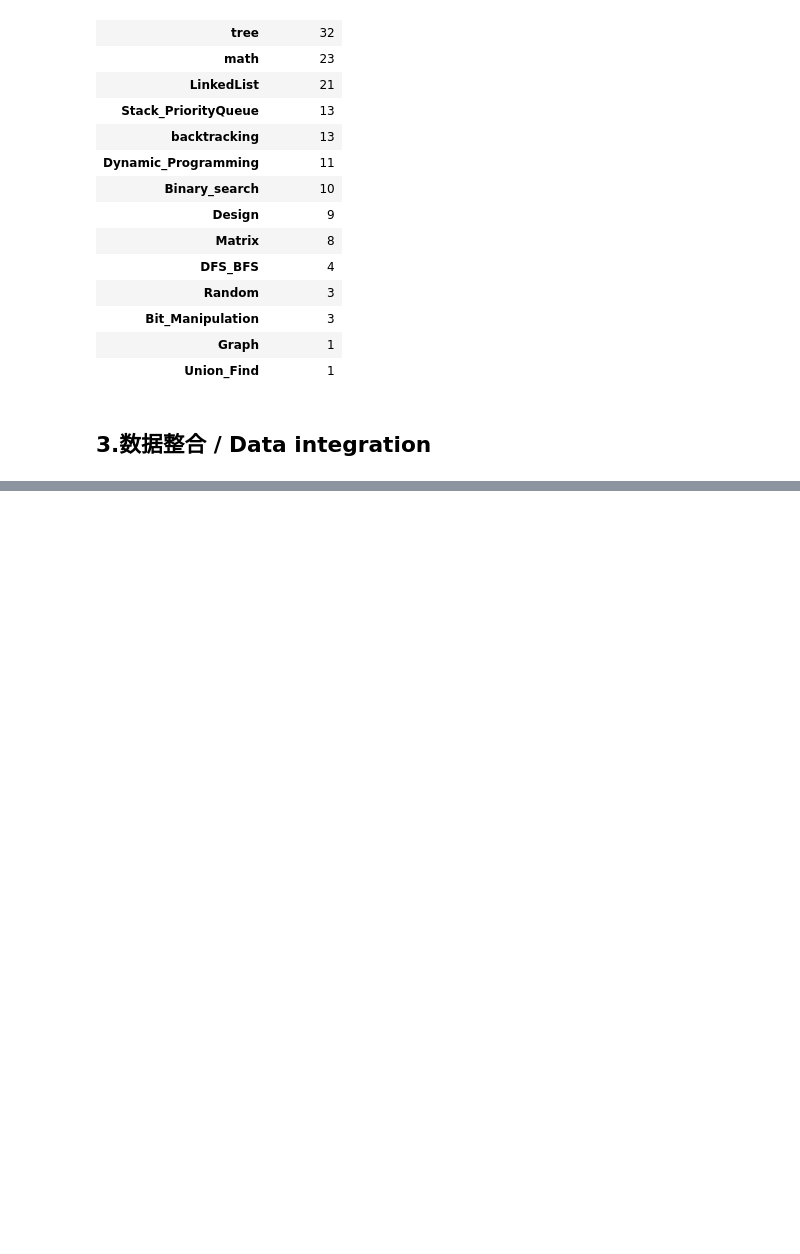
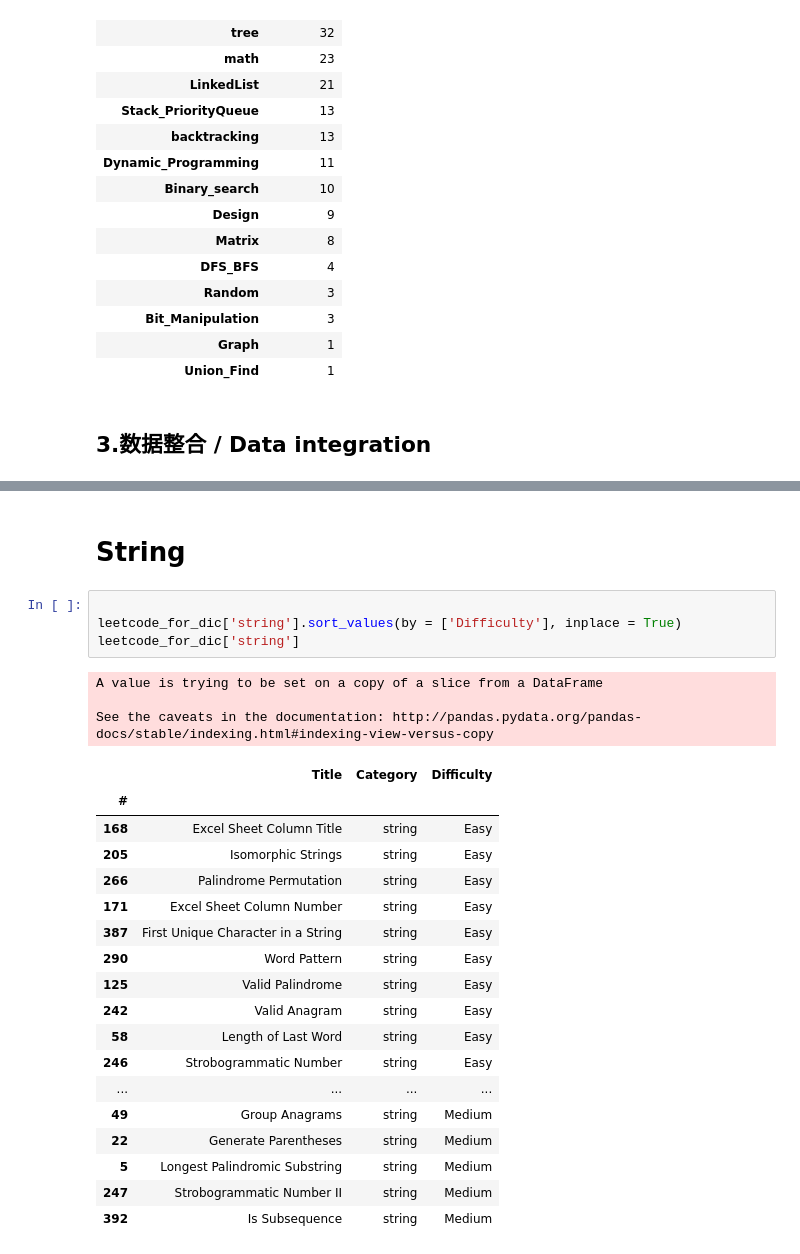
Before and after one commit to shanjiang1994/LeetCode_for_DataScience, a Jupyter notebook: LeetCode_for_Data_Science.ipynb, the cells around one changed output, grey strips where cells are left out. Cells and saved outputs as stored; diff of their text form; blank space fills up the shorter version.

```diff
--- a/LeetCode_for_Data_Science.ipynb
+++ b/LeetCode_for_Data_Science.ipynb
@@ -254,0 +293,28 @@ cate_count
+# %% [markdown]
+# String
+# %%
+
+leetcode_for_dic['string'].sort_values(by = ['Difficulty'], inplace = True)
+leetcode_for_dic['string']
+# %% [output]
+A value is trying to be set on a copy of a slice from a DataFrame
+
+See the caveats in the documentation: http://pandas.pydata.org/pandas-docs/stable/indexing.html#indexing-view-versus-copy
+|  | Title | Category | Difficulty |
+| # |  |  |  |
+| 168 | Excel Sheet Column Title | string | Easy |
+| 205 | Isomorphic Strings | string | Easy |
+| 266 | Palindrome Permutation | string | Easy |
+| 171 | Excel Sheet Column Number | string | Easy |
+| 387 | First Unique Character in a String | string | Easy |
+| 290 | Word Pattern | string | Easy |
+| 125 | Valid Palindrome | string | Easy |
+| 242 | Valid Anagram | string | Easy |
+| 58 | Length of Last Word | string | Easy |
+| 246 | Strobogrammatic Number | string | Easy |
+| ... | ... | ... | ... |
+| 49 | Group Anagrams | string | Medium |
+| 22 | Generate Parentheses | string | Medium |
+| 5 | Longest Palindromic Substring | string | Medium |
+| 247 | Strobogrammatic Number II | string | Medium |
+| 392 | Is Subsequence | string | Medium |
```
Also changed, not shown: parts of 32 cells of this notebook.
